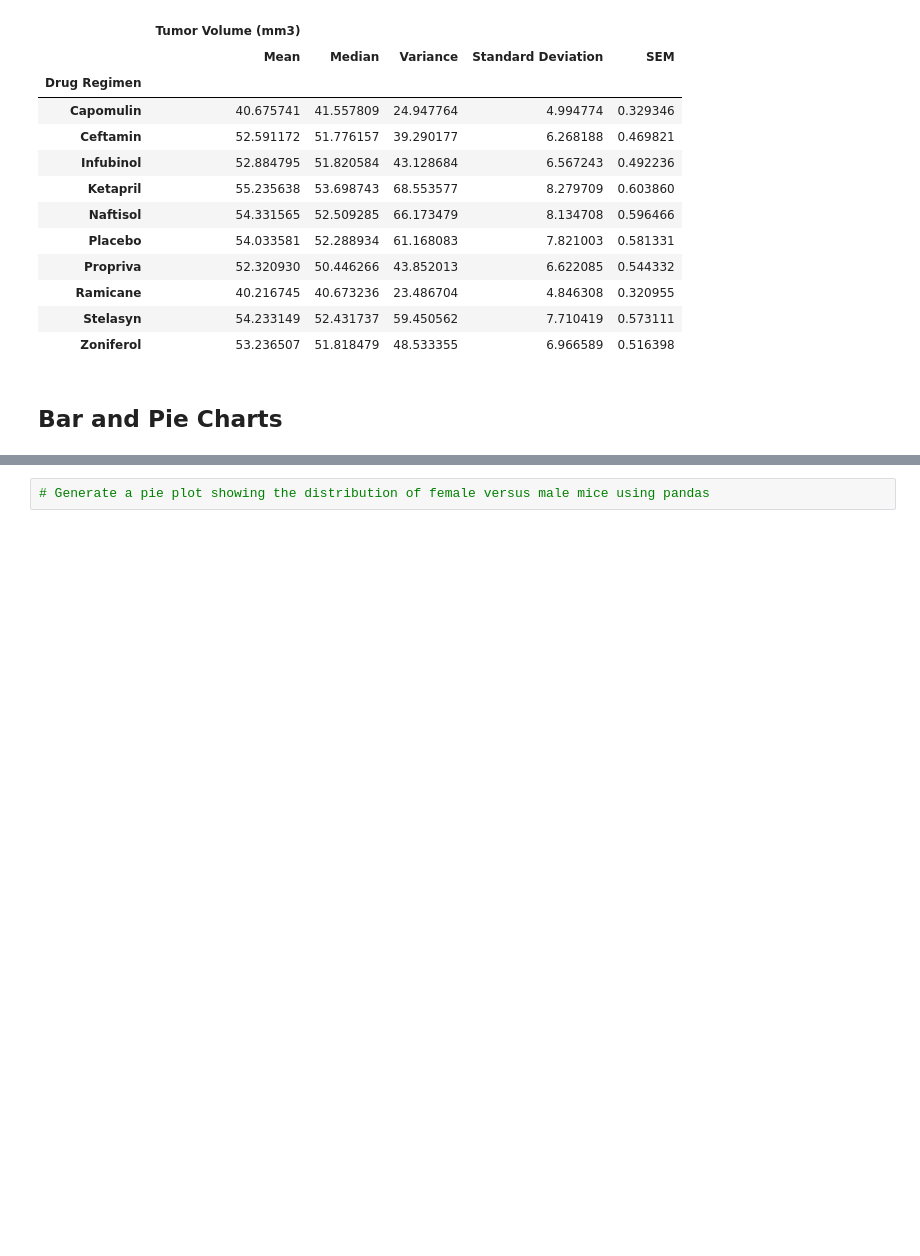
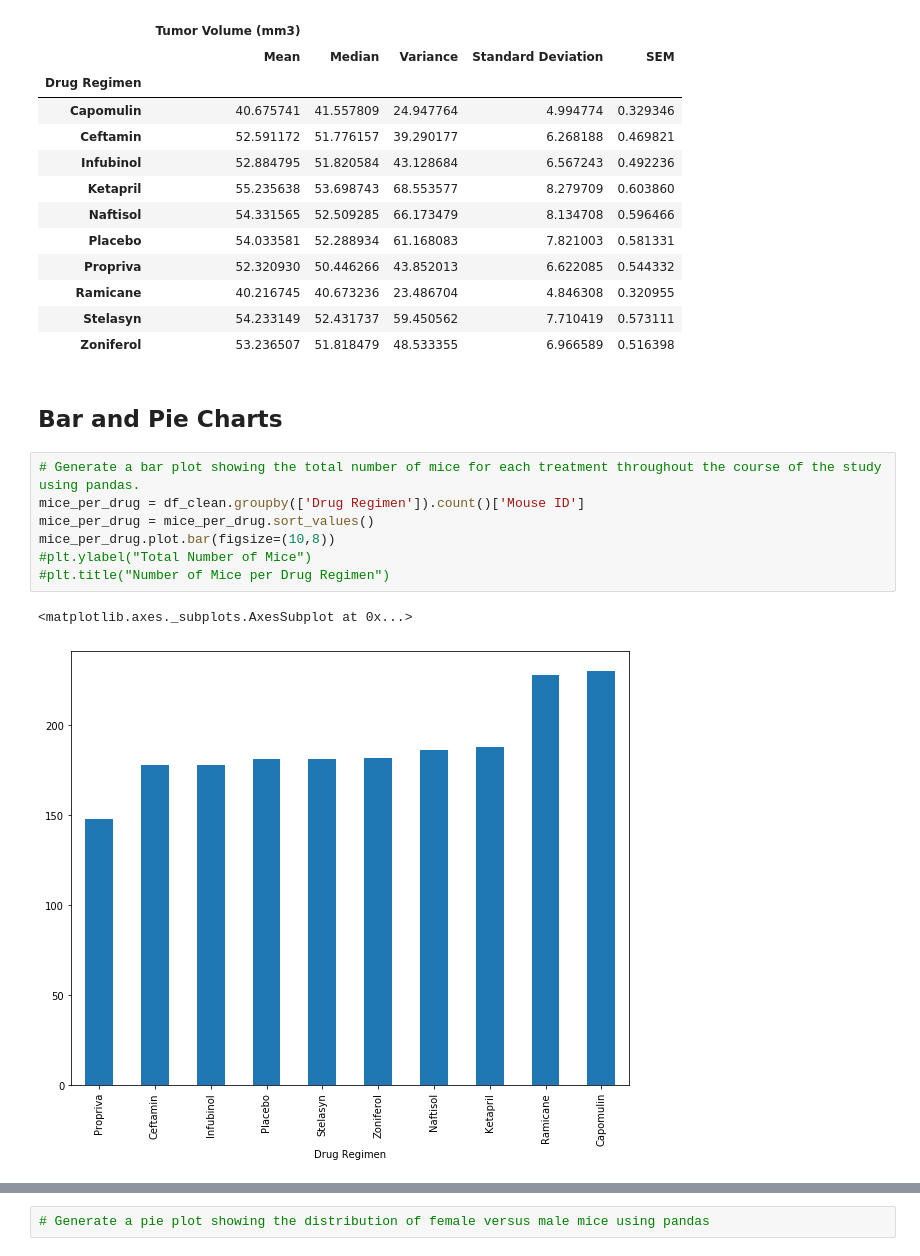
Before and after one commit to MichRisu/matplotlib-challenge, a Jupyter notebook: Pymaceuticals/pymaceuticals_starter.ipynb, the cells around one changed output, grey strips where cells are left out. Saved outputs shown, nothing was run; the diff lists cells and outputs as text; blank space fills up the shorter version.

```diff
--- a/Pymaceuticals/pymaceuticals_starter.ipynb
+++ b/Pymaceuticals/pymaceuticals_starter.ipynb
@@ -136,3 +137,13 @@ df_tumor_summary.rename(columns={'mean': "Mean", 'median': "Median", 'var': "Var
 | Zoniferol | 53.236507 | 51.818479 | 48.533355 | 6.966589 | 0.516398 |
 # %% [markdown]
 ## Bar and Pie Charts
+# %%
+# Generate a bar plot showing the total number of mice for each treatment throughout the course of the study using pandas.
+mice_per_drug = df_clean.groupby(['Drug Regimen']).count()['Mouse ID']
+mice_per_drug = mice_per_drug.sort_values()
+mice_per_drug.plot.bar(figsize=(10,8))
+#plt.ylabel("Total Number of Mice")
+#plt.title("Number of Mice per Drug Regimen")
+# %% [output]
+<matplotlib.axes._subplots.AxesSubplot at 0x...>
+[figure, added]
```
Also changed, not shown: parts of 5 cells of this notebook.
